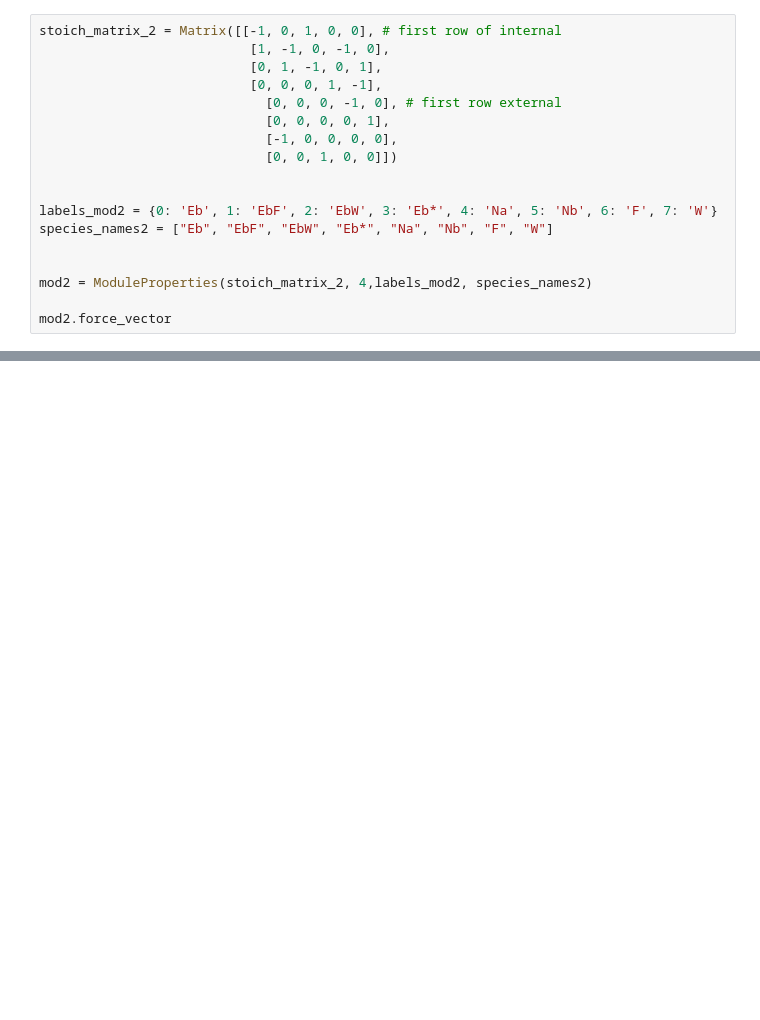
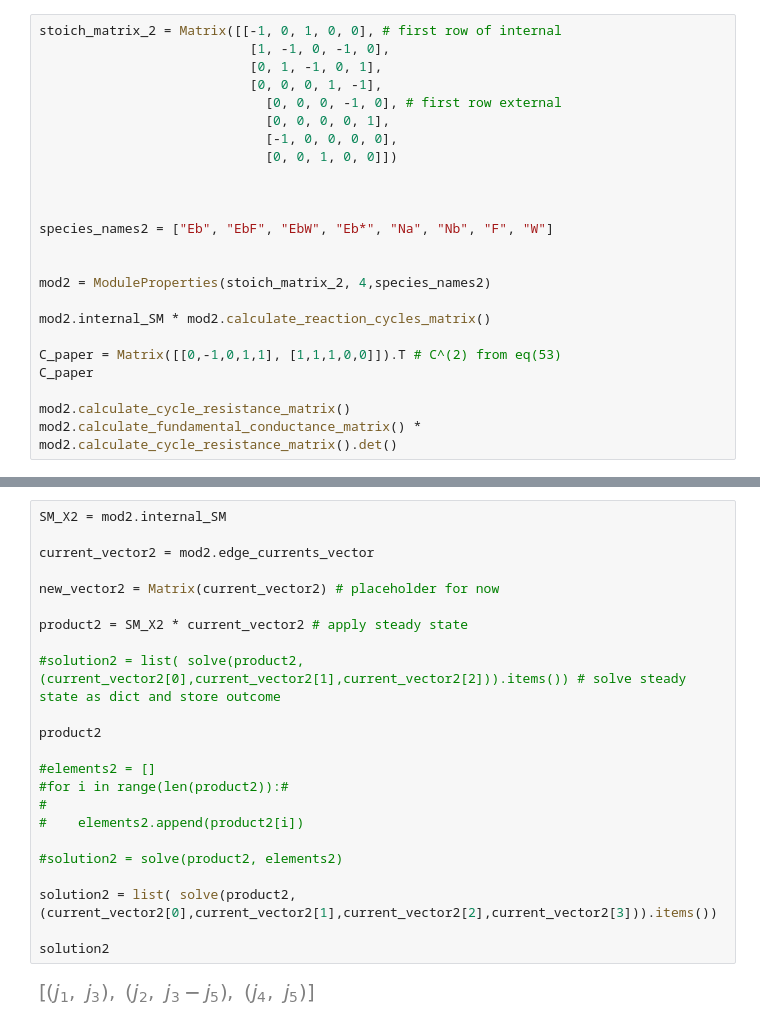
Before and after one commit to FTurci/conductance-chem-net, a Jupyter notebook: students/Will/compiling_algorithm.ipynb, the cells around one changed output, grey strips where cells are left out. Saved outputs shown, nothing was run; the diff lists cells and outputs as text; blank space fills up the shorter version.

```diff
--- a/students/Will/compiling_algorithm.ipynb
+++ b/students/Will/compiling_algorithm.ipynb
@@ -356,11 +425,17 @@ stoich_matrix_2 = Matrix([[-1, 0, 1, 0, 0], # first row of internal
                              [0, 0, 1, 0, 0]])
 
 
-labels_mod2 = {0: 'Eb', 1: 'EbF', 2: 'EbW', 3: 'Eb*', 4: 'Na', 5: 'Nb', 6: 'F', 7: 'W'}
+
 species_names2 = ["Eb", "EbF", "EbW", "Eb*", "Na", "Nb", "F", "W"]
 
 
-mod2 = ModuleProperties(stoich_matrix_2, 4,labels_mod2, species_names2)
+mod2 = ModuleProperties(stoich_matrix_2, 4,species_names2)
 
-mod2.force_vector
+mod2.internal_SM * mod2.calculate_reaction_cycles_matrix()
+
+C_paper = Matrix([[0,-1,0,1,1], [1,1,1,0,0]]).T # C^(2) from eq(53)
+C_paper
+
+mod2.calculate_cycle_resistance_matrix()
+mod2.calculate_fundamental_conductance_matrix() * mod2.calculate_cycle_resistance_matrix().det()
 # %% [output]
@@ -432,0 +553,25 @@ kinetic_form_resistance_matrix = Matrix([reaction_level_res])
+# %%
+SM_X2 = mod2.internal_SM
+
+current_vector2 = mod2.edge_currents_vector
+
+new_vector2 = Matrix(current_vector2) # placeholder for now
+
+product2 = SM_X2 * current_vector2 # apply steady state
+
+#solution2 = list( solve(product2, (current_vector2[0],current_vector2[1],current_vector2[2])).items()) # solve steady state as dict and store outcome
+
+product2
+
+#elements2 = []
+#for i in range(len(product2)):#
+#
+#    elements2.append(product2[i])
+
+#solution2 = solve(product2, elements2)
+
+solution2 = list( solve(product2, (current_vector2[0],current_vector2[1],current_vector2[2],current_vector2[3])).items())
+
+solution2
+# %% [output]
+[figure, added]
```
Also changed, not shown: parts of 10 cells of this notebook, 1 other file.
